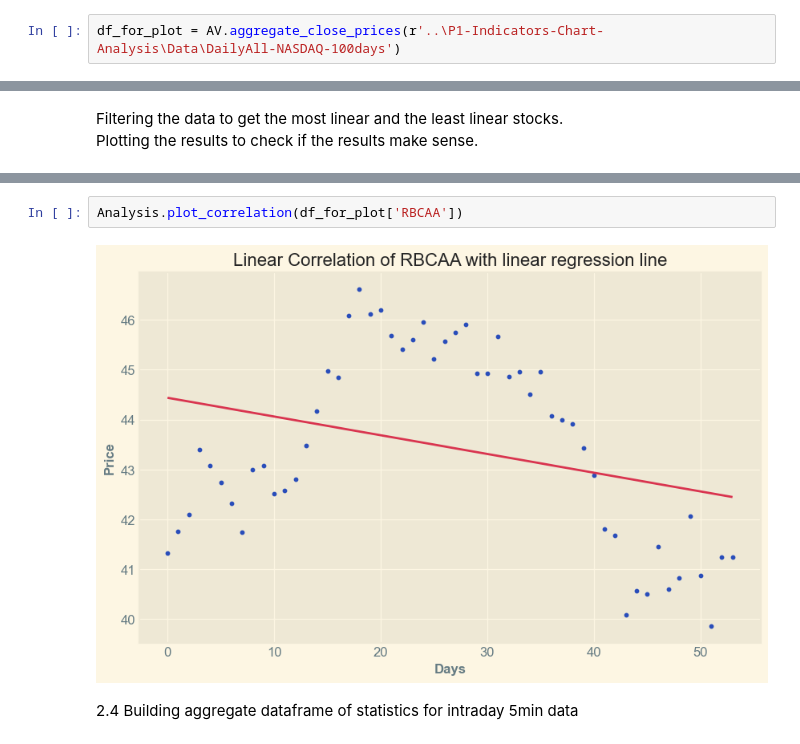
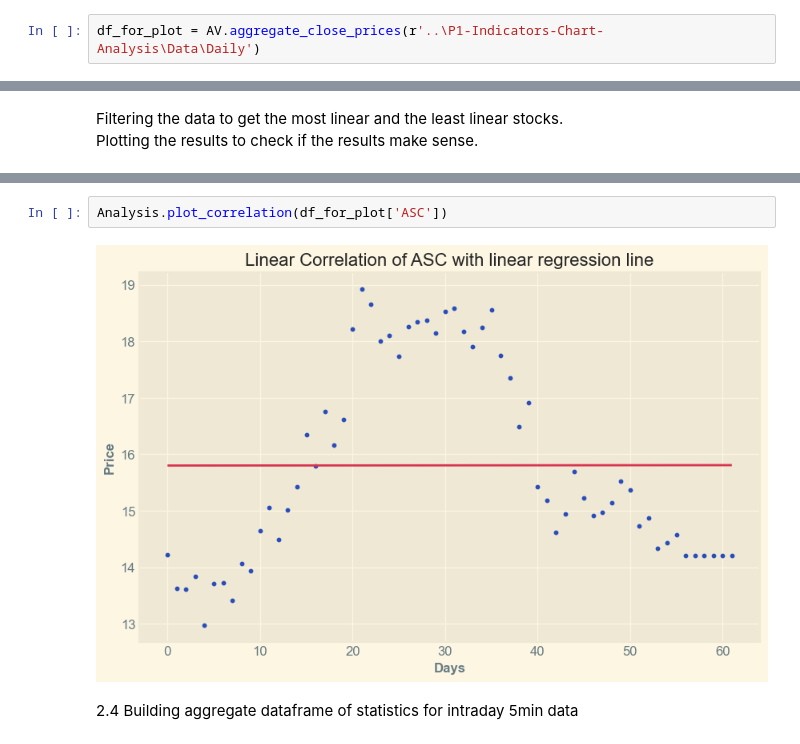
Before and after one commit to Folongton/Stock-Analysis, a Jupyter notebook: P1-Indicators-Chart-Analysis/P1-Chart-Analysis.ipynb, the cells around one changed output, grey strips where cells are left out. Saved outputs shown, nothing was run; the diff lists cells and outputs as text.

```diff
--- a/P1-Indicators-Chart-Analysis/P1-Chart-Analysis.ipynb
+++ b/P1-Indicators-Chart-Analysis/P1-Chart-Analysis.ipynb
@@ -416,7 +398,7 @@ AV.get_intraday_data_for_list(tickers_list=NASDAQ_TICKERS,
 * We can use the slope of the line to determine the trend. The slope will be positive if the stock is trending upwards and negative if the stock is trending downwards.
 * We will use the R2 score to determine how linear the trend is. The high the R2 score the more linear the trend is. We will use the R2 score to rank the stocks.
 # %%
-df_for_plot = AV.aggregate_close_prices(r'..\P1-Indicators-Chart-Analysis\Data\DailyAll-NASDAQ-100days')
+df_for_plot = AV.aggregate_close_prices(r'..\P1-Indicators-Chart-Analysis\Data\Daily')
 # %%
 linear_df = Analysis.find_best_linear_stock(df_for_plot)
 # %% [markdown]
@@ -447,7 +429,7 @@ linear_df.sort_values(by='R2', ascending=False).tail(3)
 # %%
-Analysis.plot_correlation(df_for_plot['RBCAA'])
+Analysis.plot_correlation(df_for_plot['ASC'])
 # %% [output]
-[figure, old version]
+[figure, new version]
 # %% [markdown]
 2.4 Building aggregate dataframe of statistics for intraday 5min data
 # %%
```
Also changed, not shown: parts of 72 cells of this notebook.
